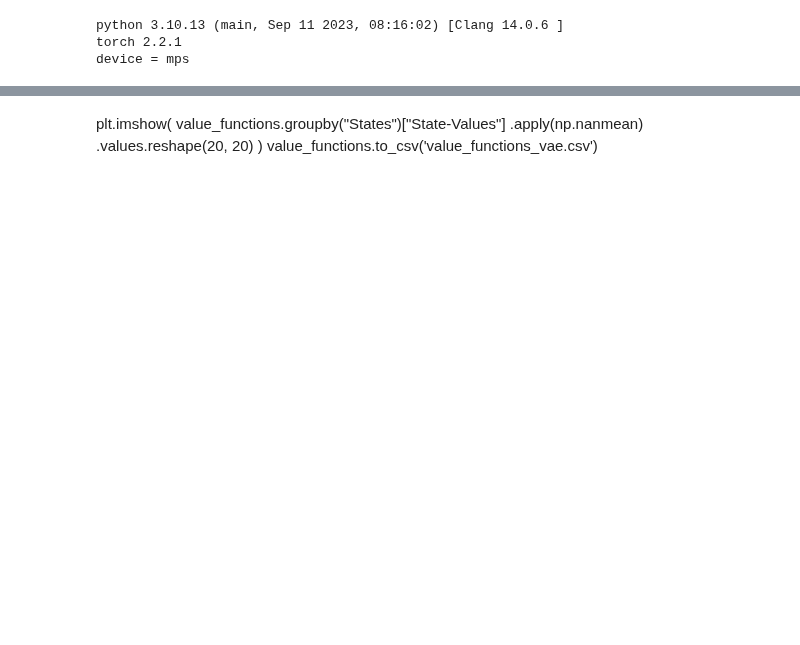
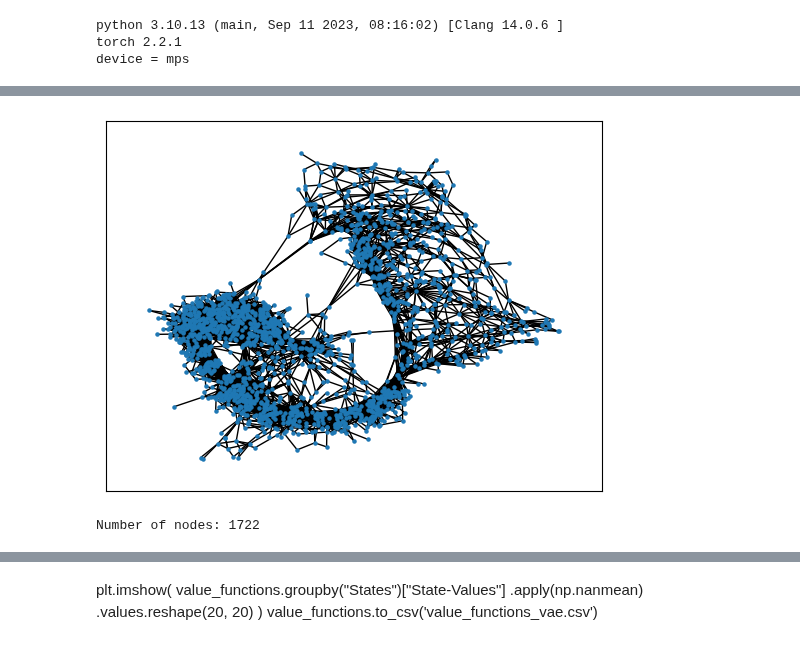
Before and after one commit to nicktfranklin/thread_the_needle, a Jupyter notebook: Agent - CnnVae (offline - oracle).ipynb, the cells around one changed output, grey strips where cells are left out. Saved outputs shown, nothing was run; the diff lists cells and outputs as text; code cells hidden in the pictures; blank space fills up the shorter version.

```diff
--- a/Agent - CnnVae (offline - oracle).ipynb
+++ b/Agent - CnnVae (offline - oracle).ipynb
@@ -113,11 +122,16 @@ Laplacian
 # %%
 # convert the laplacian into a graph
 edges = np.argwhere(Laplacian)
 edges = [(i, j) for i, j in edges if i != j]  # remove self-edges
 
 G = nx.Graph()
 G.add_edges_from(edges)
+
+pos = nx.spring_layout(G, k=0.1)
+
 nx.draw_networkx(G, with_labels=False, node_size=5)
+# %% [output]
+[figure, added]
 # %%
 agent.get_state_values()
 node_values = {state_key[i]: v for i, v in agent.get_state_values().items()}
@@ -126,6 +140,10 @@ node_values = {state_key[i]: v for i, v in agent.get_state_values().items()}
 v_max = max([v for v in node_values.values()])
 v_min = min([v for v in node_values.values()])
 node_values = {k: (v - v_min) / (v_max - v_min) for k, v in node_values.items()}
+
+print(f"Number of nodes: {len(node_values)}")
+# %% [output]
+Number of nodes: 1722
 # %%
 degree_sequence = sorted((d for n, d in G.degree()), reverse=True)
 degree_sequence
```
Also changed, not shown: parts of 21 cells of this notebook, 4 other files.
